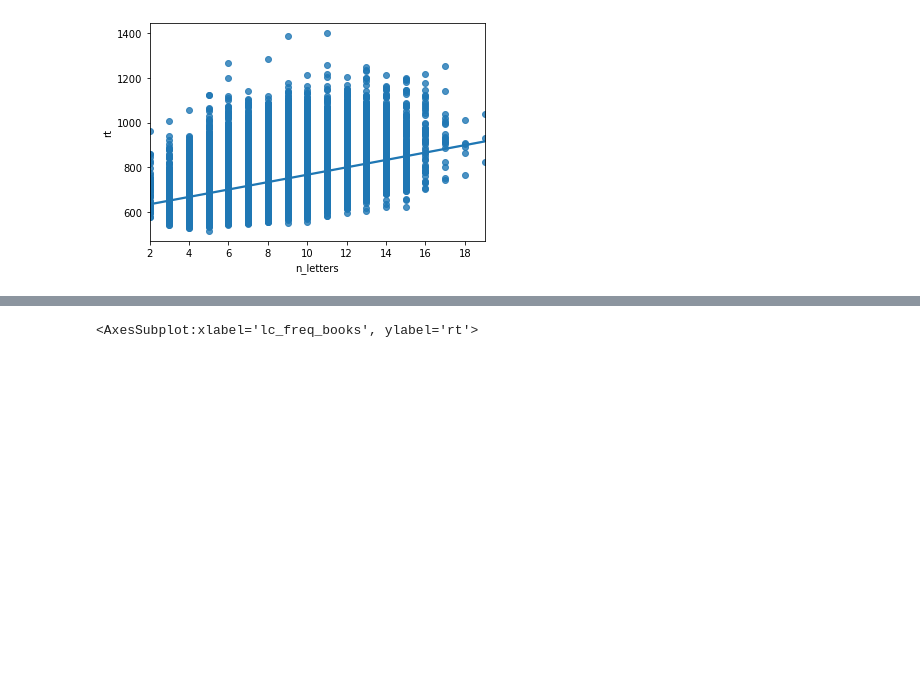
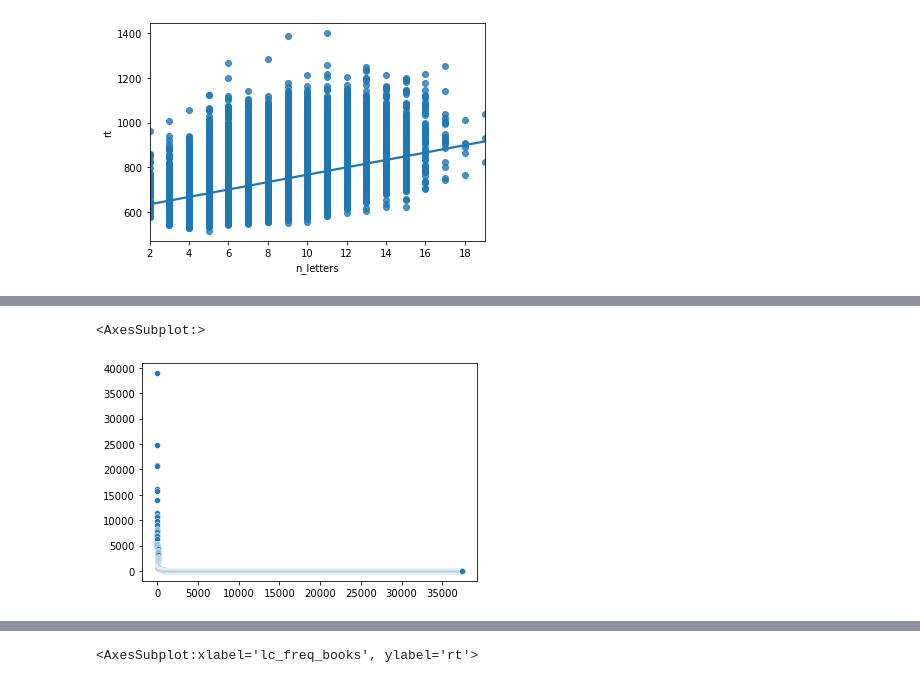
Before and after one commit to ethanweed/ExPsyLing, a Jupyter notebook: 2022/Notebooks/MEGALEX_1.ipynb, the cells around one changed output, grey strips where cells are left out. Cells and saved outputs as stored; diff of their text form; code cells hidden in the pictures; blank space fills up the shorter version.

```diff
--- a/2022/Notebooks/MEGALEX_1.ipynb
+++ b/2022/Notebooks/MEGALEX_1.ipynb
@@ -23,0 +48,3 @@ sns.regplot(data = data, x = 'n_letters', y = 'rt')
+# %%
+data = data.sort_values(by=['c_freq_books'], ascending=False)
+data.head()
@@ -23,0 +58,5 @@ sns.regplot(data = data, x = 'n_letters', y = 'rt')
+# %%
+words = list(data['item'])
+freq = list(data['c_freq_books'])
+
+list(zip(words, freq))[0:20]
@@ -23,0 +84,5 @@ sns.regplot(data = data, x = 'n_letters', y = 'rt')
+# %%
+sns.scatterplot(x = [i for i in range(len(freq))], y = freq)
+# %% [output]
+<AxesSubplot:>
+[figure, added]
```
Also changed, not shown: parts of 13 cells of this notebook, 3 other files.
